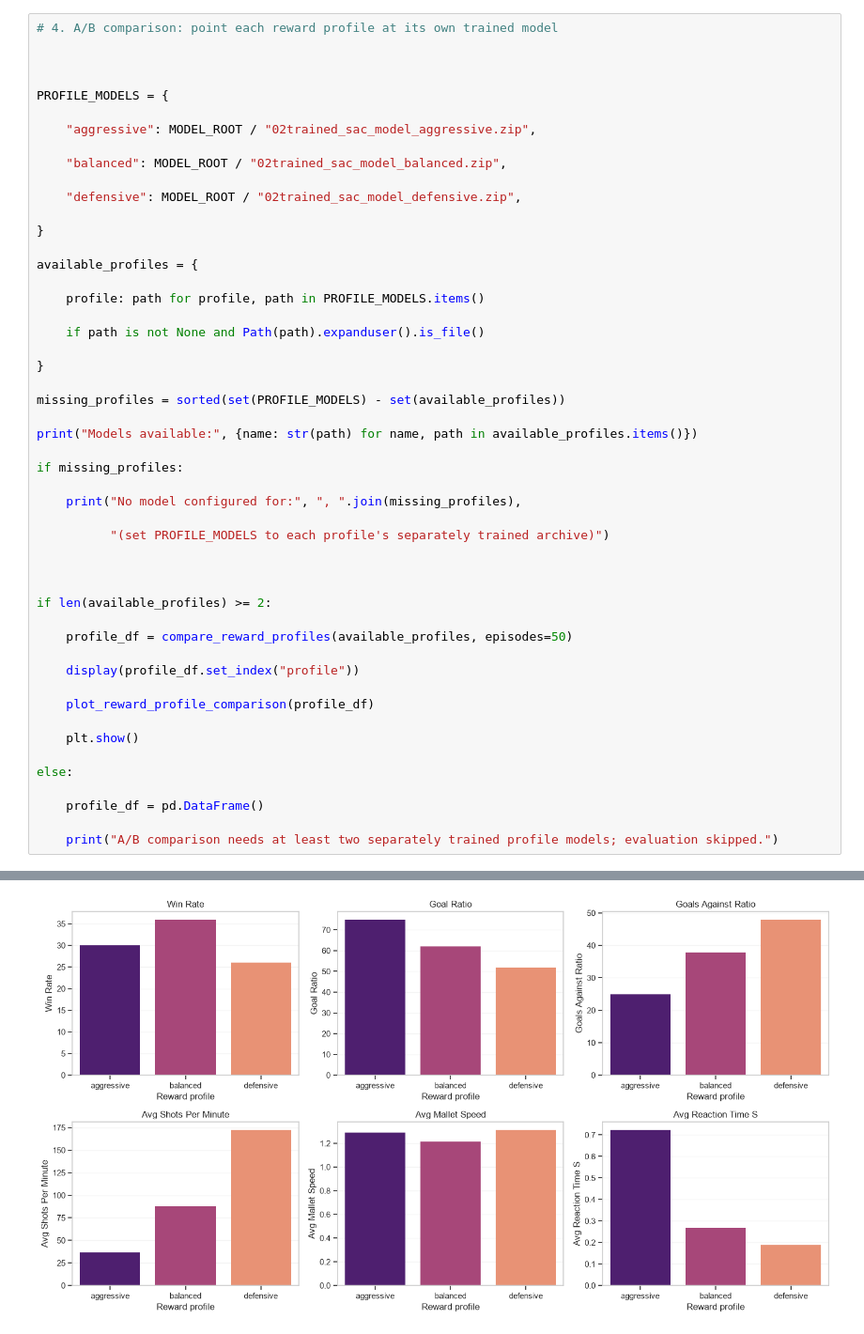
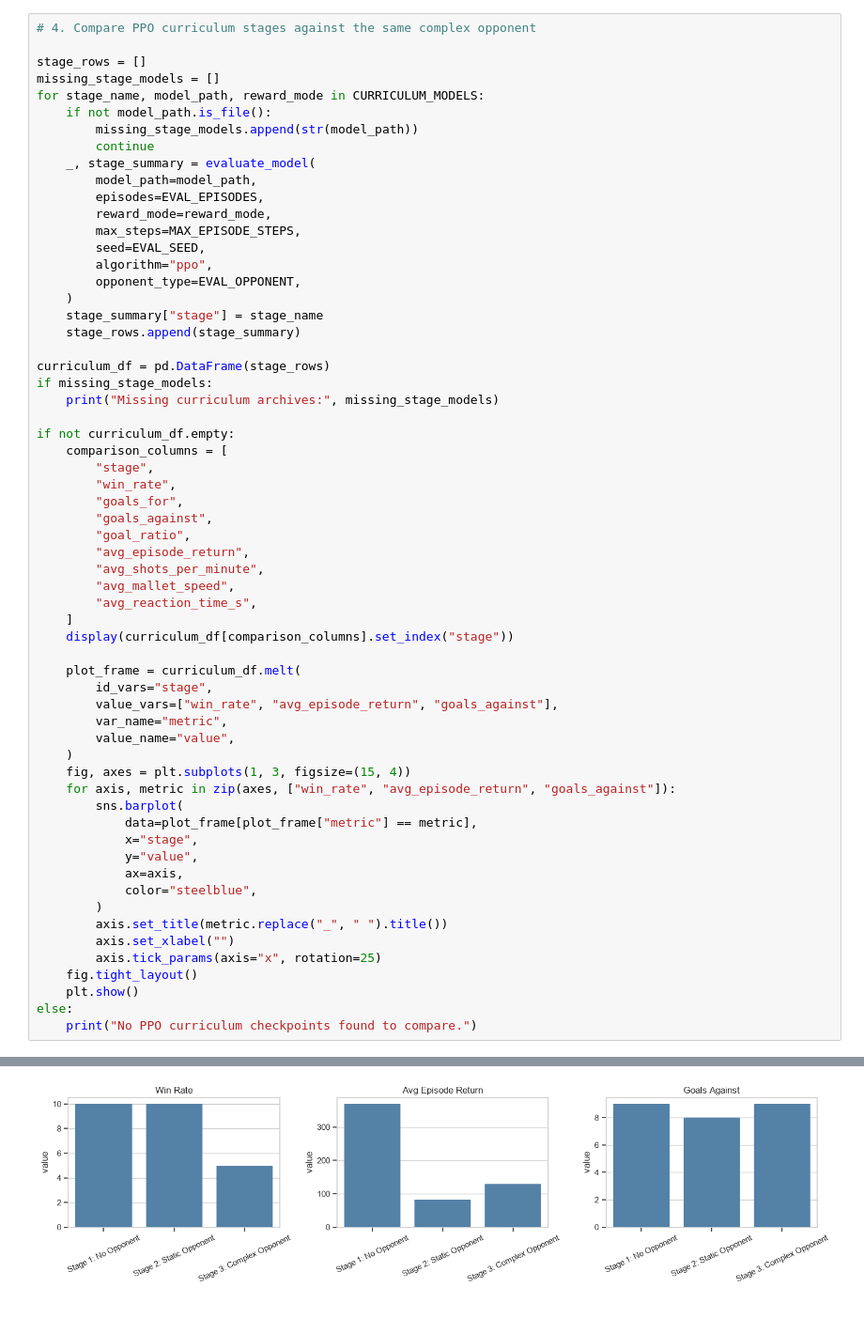
Before and after one commit to SIgz26/NHLstenden-Air-Hockey-Ai, a Jupyter notebook: Orion Vision/research/analysis.ipynb, the cells around one changed output, grey strips where cells are left out. Shown at 94% size. Cells and saved outputs as stored; diff of their text form.

```diff
--- a/Orion Vision/research/analysis.ipynb
+++ b/Orion Vision/research/analysis.ipynb
@@ -329,51 +218,62 @@ Interpret the gap only when training and evaluation use the same reward profile
 # %%
-# 4. A/B comparison: point each reward profile at its own trained model
+# 4. Compare PPO curriculum stages against the same complex opponent
 
+stage_rows = []
+missing_stage_models = []
+for stage_name, model_path, reward_mode in CURRICULUM_MODELS:
+    if not model_path.is_file():
+        missing_stage_models.append(str(model_path))
+        continue
+    _, stage_summary = evaluate_model(
+        model_path=model_path,
+        episodes=EVAL_EPISODES,
+        reward_mode=reward_mode,
+        max_steps=MAX_EPISODE_STEPS,
+        seed=EVAL_SEED,
+        algorithm="ppo",
+        opponent_type=EVAL_OPPONENT,
+    )
+    stage_summary["stage"] = stage_name
+    stage_rows.append(stage_summary)
 
+curriculum_df = pd.DataFrame(stage_rows)
+if missing_stage_models:
+    print("Missing curriculum archives:", missing_stage_models)
 
-PROFILE_MODELS = {
+if not curriculum_df.empty:
+    comparison_columns = [
+        "stage",
+        "win_rate",
+        "goals_for",
+        "goals_against",
+        "goal_ratio",
+        "avg_episode_return",
+        "avg_shots_per_minute",
+        "avg_mallet_speed",
+        "avg_reaction_time_s",
+    ]
+    display(curriculum_df[comparison_columns].set_index("stage"))
 
-    "aggressive": MODEL_ROOT / "02trained_sac_model_aggressive.zip",
-
-    "balanced": MODEL_ROOT / "02trained_sac_model_balanced.zip",
-
-    "defensive": MODEL_ROOT / "02trained_sac_model_defensive.zip",
-
-}
-
-available_profiles = {
-
-    profile: path for profile, path in PROFILE_MODELS.items()
-
-    if path is not None and Path(path).expanduser().is_file()
-
-}
-
-missing_profiles = sorted(set(PROFILE_MODELS) - set(available_profiles))
-
-print("Models available:", {name: str(path) for name, path in available_profiles.items()})
-
-if missing_profiles:
-
-    print("No model configured for:", ", ".join(missing_profiles),
-
-          "(set PROFILE_MODELS to each profile's separately trained archive)")
-
-
-
-if len(available_profiles) >= 2:
-
-    profile_df = compare_reward_profiles(available_profiles, episodes=50)
-
-    display(profile_df.set_index("profile"))
-
-    plot_reward_profile_comparison(profile_df)
-
+    plot_frame = curriculum_df.melt(
+        id_vars="stage",
+        value_vars=["win_rate", "avg_episode_return", "goals_against"],
+        var_name="metric",
+        value_name="value",
+    )
+    fig, axes = plt.subplots(1, 3, figsize=(15, 4))
+    for axis, metric in zip(axes, ["win_rate", "avg_episode_return", "goals_against"]):
+        sns.barplot(
+            data=plot_frame[plot_frame["metric"] == metric],
+            x="stage",
+            y="value",
+            ax=axis,
+            color="steelblue",
+        )
+        axis.set_title(metric.replace("_", " ").title())
+        axis.set_xlabel("")
+        axis.tick_params(axis="x", rotation=25)
+    fig.tight_layout()
     plt.show()
-
 else:
-
-    profile_df = pd.DataFrame()
-
-    print("A/B comparison needs at least two separately trained profile models; evaluation skipped.")
+    print("No PPO curriculum checkpoints found to compare.")
 # %% [output]
@@ -403,2 +291,2 @@ Passing `palette` without assigning `hue` is deprecated and will be removed in v
-[figure, old version]
+[figure, new version]
 # %%
```
Also changed, not shown: parts of 8 cells of this notebook, 48 other files.
